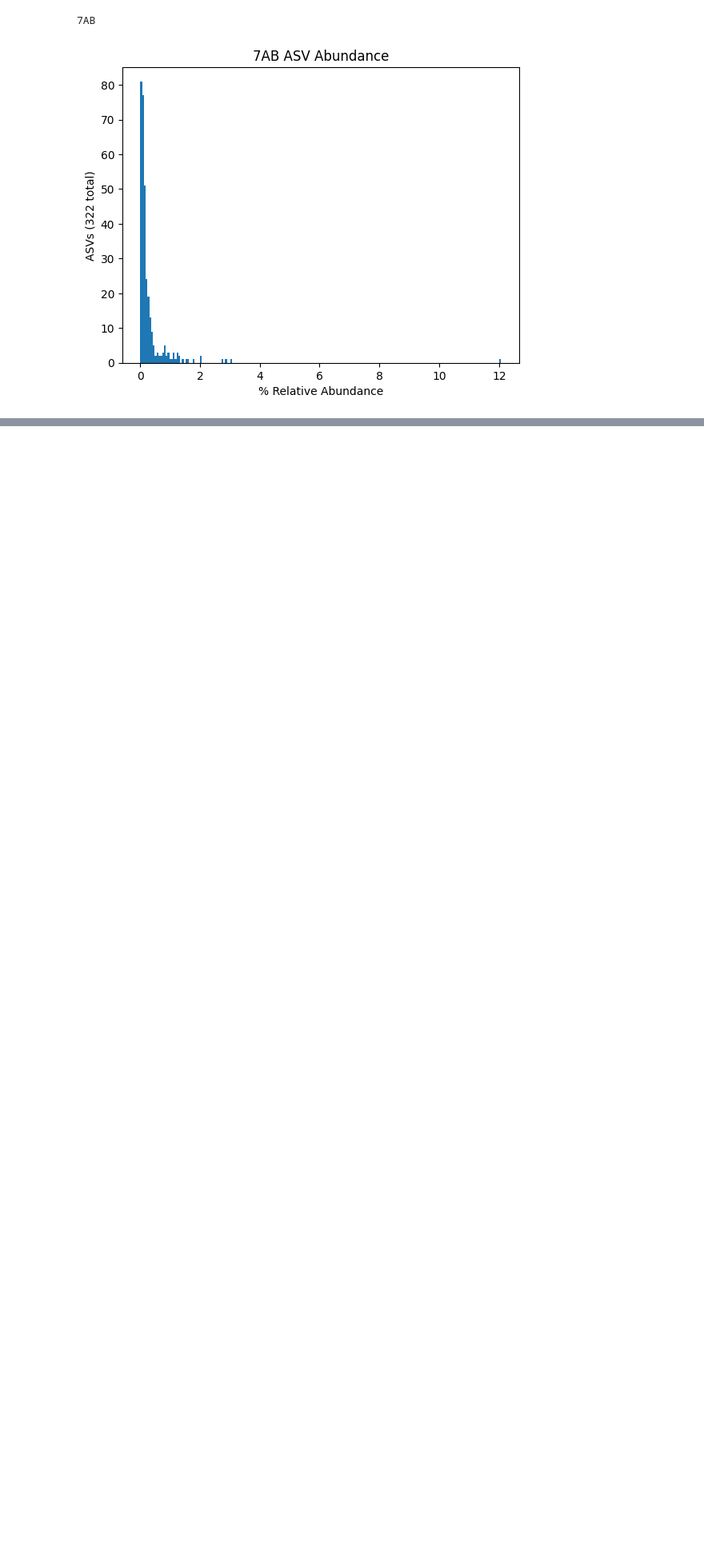
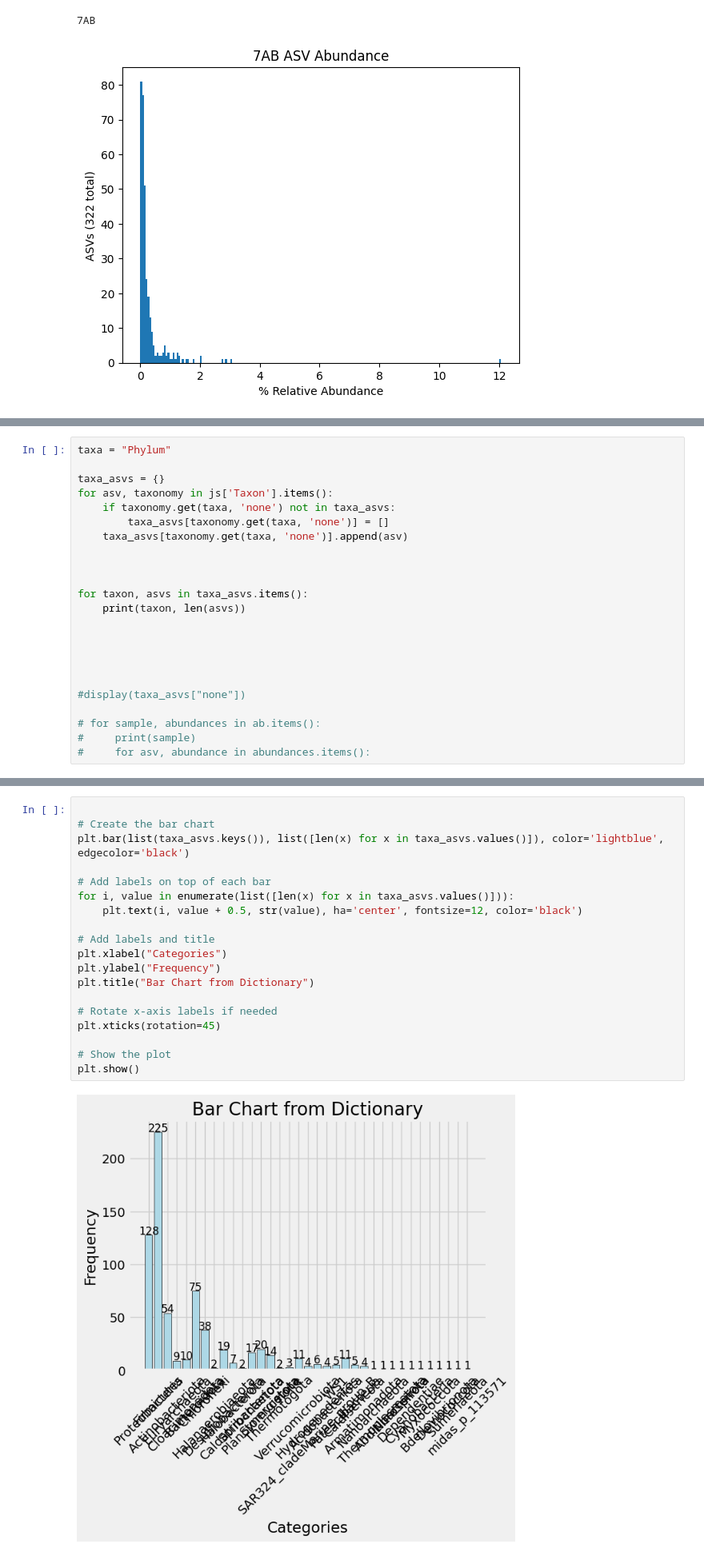
Before and after one commit to danielmorrow90/Methanogenesis-Metabolic-Modelling-Project-, a Jupyter notebook: processin.ipynb, the cells around one changed output, grey strips where cells are left out. Shown at 80% size. Drawn from its saved outputs; the diff is of its cells as text; blank space fills up the shorter version.

```diff
--- a/processin.ipynb
+++ b/processin.ipynb
@@ -195,0 +230,23 @@ for sample, content in ab_js.items() :
+# %%
+taxa = "Phylum"
+
+taxa_asvs = {}
+for asv, taxonomy in js['Taxon'].items():
+    if taxonomy.get(taxa, 'none') not in taxa_asvs:
+        taxa_asvs[taxonomy.get(taxa, 'none')] = []
+    taxa_asvs[taxonomy.get(taxa, 'none')].append(asv)
+
+
+
+for taxon, asvs in taxa_asvs.items():
+    print(taxon, len(asvs))
+
+
+
+
+
+#display(taxa_asvs["none"])
+
+# for sample, abundances in ab.items():
+#     print(sample)
+#     for asv, abundance in abundances.items():
@@ -195,0 +273,21 @@ for sample, content in ab_js.items() :
+# %%
+
+# Create the bar chart
+plt.bar(list(taxa_asvs.keys()), list([len(x) for x in taxa_asvs.values()]), color='lightblue', edgecolor='black')
+
+# Add labels on top of each bar
+for i, value in enumerate(list([len(x) for x in taxa_asvs.values()])):
+    plt.text(i, value + 0.5, str(value), ha='center', fontsize=12, color='black')
+
+# Add labels and title
+plt.xlabel("Categories")
+plt.ylabel("Frequency")
+plt.title("Bar Chart from Dictionary")
+
+# Rotate x-axis labels if needed
+plt.xticks(rotation=45)
+
+# Show the plot
+plt.show()
+# %% [output]
+[figure, added]
```
Also changed, not shown: parts of 7 cells of this notebook.
